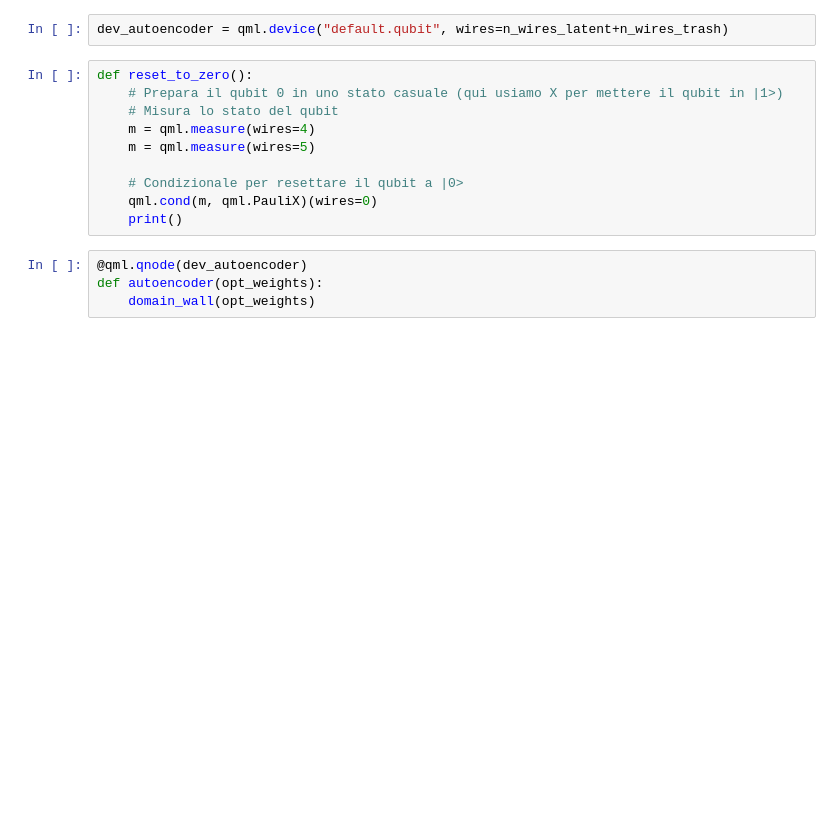
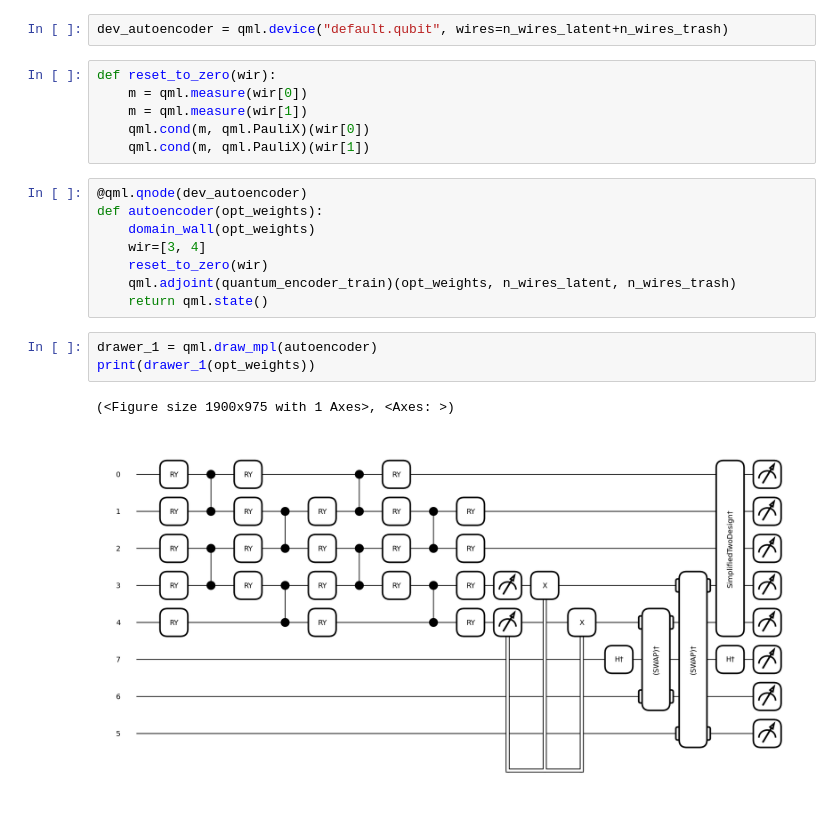
Before and after one commit to EdoardoZappia/Quantum_Autoencoder_PML_Exam, a Jupyter notebook: quantum_autoencoder.ipynb, the cells around one changed output. Saved outputs shown, nothing was run; the diff lists cells and outputs as text; blank space fills up the shorter version.

```diff
--- a/quantum_autoencoder.ipynb
+++ b/quantum_autoencoder.ipynb
@@ -151,16 +162,22 @@ plt.show()
 # %%
 dev_autoencoder = qml.device("default.qubit", wires=n_wires_latent+n_wires_trash)
-# %%
-def reset_to_zero():
-    # Prepara il qubit 0 in uno stato casuale (qui usiamo X per mettere il qubit in |1>)
-    # Misura lo stato del qubit
-    m = qml.measure(wires=4)
-    m = qml.measure(wires=5)
-
-    # Condizionale per resettare il qubit a |0>
-    qml.cond(m, qml.PauliX)(wires=0)
-    print()
+# %%
+def reset_to_zero(wir):
+    m = qml.measure(wir[0])
+    m = qml.measure(wir[1])
+    qml.cond(m, qml.PauliX)(wir[0])
+    qml.cond(m, qml.PauliX)(wir[1])
 # %%
 @qml.qnode(dev_autoencoder)
 def autoencoder(opt_weights):
     domain_wall(opt_weights)
+    wir=[3, 4]
+    reset_to_zero(wir)
+    qml.adjoint(quantum_encoder_train)(opt_weights, n_wires_latent, n_wires_trash)
+    return qml.state()
+# %%
+drawer_1 = qml.draw_mpl(autoencoder)
+print(drawer_1(opt_weights))
+# %% [output]
+(<Figure size 1900x975 with 1 Axes>, <Axes: >)
+[figure, added]
```
Also changed, not shown: parts of 9 cells of this notebook, 1 other file.
